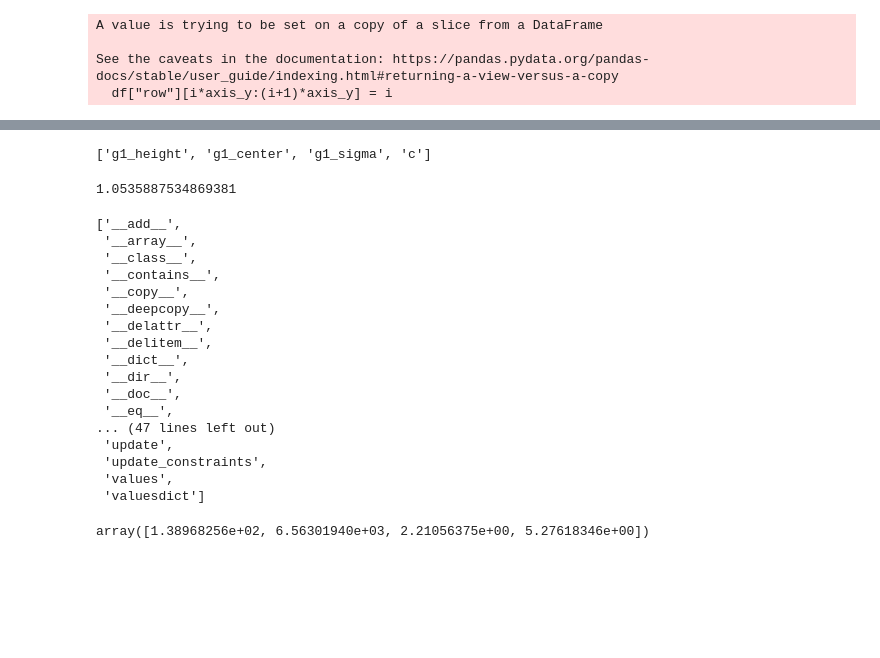
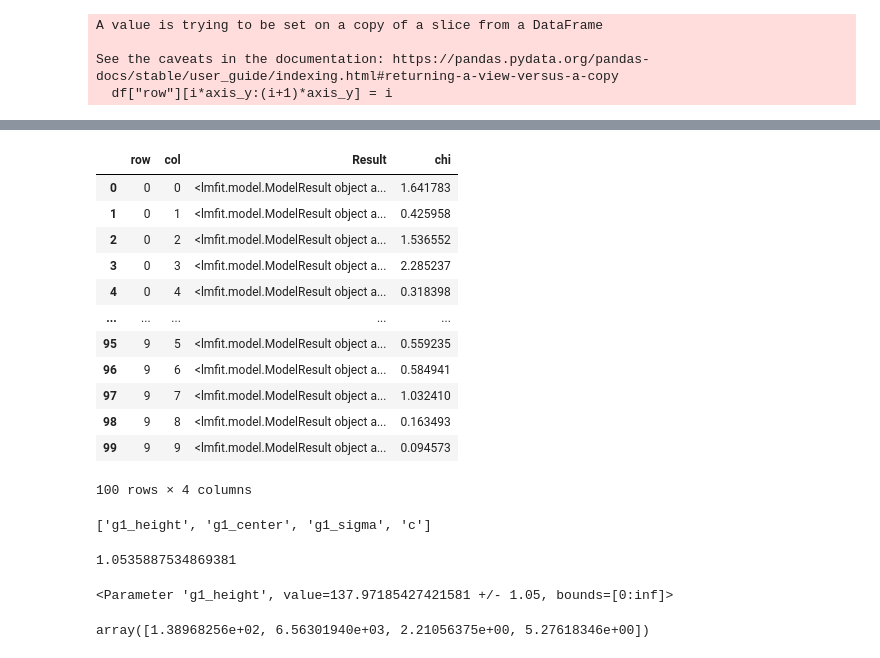
Before and after one commit to ADACS-Australia/dfisher_2022a, a Jupyter notebook: examples/single_gaussian_fitting.ipynb, the cells around one changed output, grey strips where cells are left out. Saved outputs shown, nothing was run; the diff lists cells and outputs as text; code cells hidden in the pictures; blank space fills up the shorter version.

```diff
--- a/examples/single_gaussian_fitting.ipynb
+++ b/examples/single_gaussian_fitting.ipynb
@@ -277,6 +257,29 @@ dir(ch)
  'values',
  'var_names',
  'weights']
+# %%
+df = fc.res
+# %%
+def get_chi(x):
+    return pd.Series(x.chisqr)
+# %%
+df["chi"] = fc.res["Result"].apply(get_chi)
+# %%
+df
+# %% [output]
+|  | row | col | Result | chi |
+| 0 | 0 | 0 | <lmfit.model.ModelResult object a... | 1.641783 |
+| 1 | 0 | 1 | <lmfit.model.ModelResult object a... | 0.425958 |
+| 2 | 0 | 2 | <lmfit.model.ModelResult object a... | 1.536552 |
+| 3 | 0 | 3 | <lmfit.model.ModelResult object a... | 2.285237 |
+| 4 | 0 | 4 | <lmfit.model.ModelResult object a... | 0.318398 |
+| ... | ... | ... | ... | ... |
+| 95 | 9 | 5 | <lmfit.model.ModelResult object a... | 0.559235 |
+| 96 | 9 | 6 | <lmfit.model.ModelResult object a... | 0.584941 |
+| 97 | 9 | 7 | <lmfit.model.ModelResult object a... | 1.032410 |
+| 98 | 9 | 8 | <lmfit.model.ModelResult object a... | 0.163493 |
+| 99 | 9 | 9 | <lmfit.model.ModelResult object a... | 0.094573 |
+100 rows × 4 columns
 # %%
 cr = ch.result
 # %%
@@ -284,29 +287,15 @@ cr.var_names
 # %% [output]
 ['g1_height', 'g1_center', 'g1_sigma', 'c']
 # %%
-ch.params.get('g1_height').stderr
+g = ch.params.get('g1_height')
-# %% [output]
-1.0535887534869381
+# %%
+g.stderr
+# %% [output]
+1.0535887534869381
 # %%
-dir(ch.params)
+g
 # %% [output]
-['__add__',
- '__array__',
- '__class__',
- '__contains__',
- '__copy__',
- '__deepcopy__',
- '__delattr__',
- '__delitem__',
- '__dict__',
- '__dir__',
- '__doc__',
- '__eq__',
-... (47 lines left out)
- 'update',
- 'update_constraints',
- 'values',
- 'valuesdict']
+<Parameter 'g1_height', value=137.97185427421581 +/- 1.05, bounds=[0:inf]>
 # %%
 ch.last_internal_values
 # %% [output]
```
Also changed, not shown: parts of 23 cells of this notebook.
